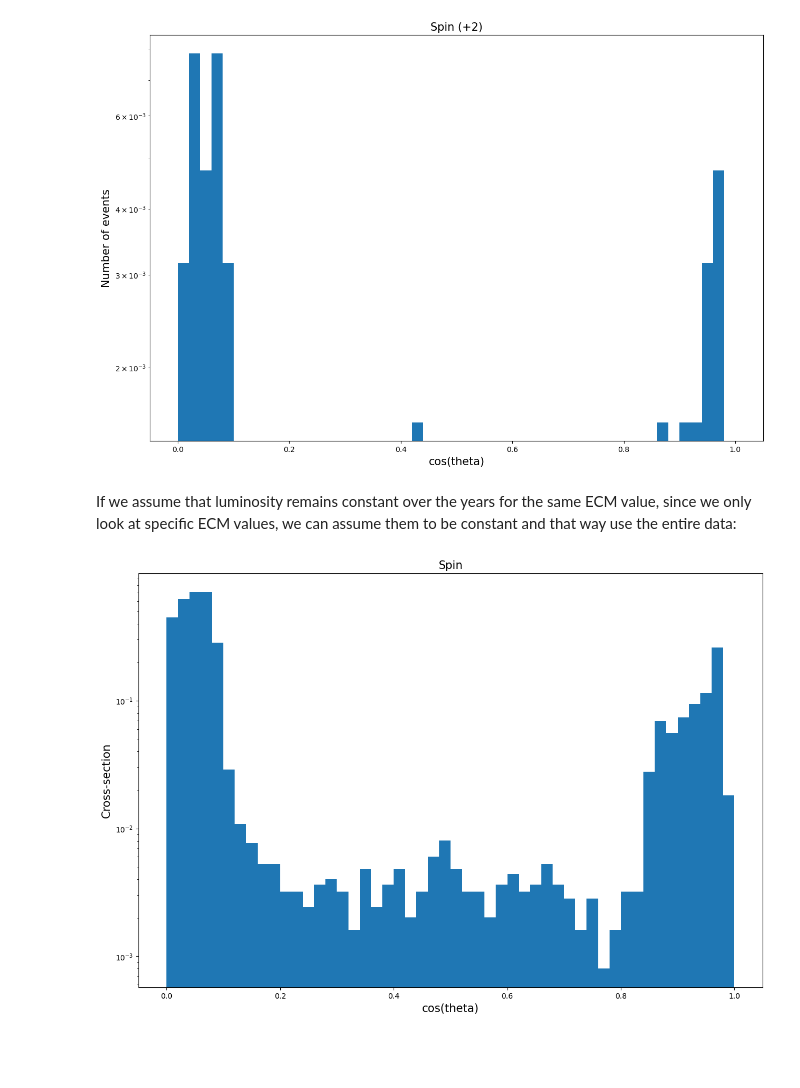
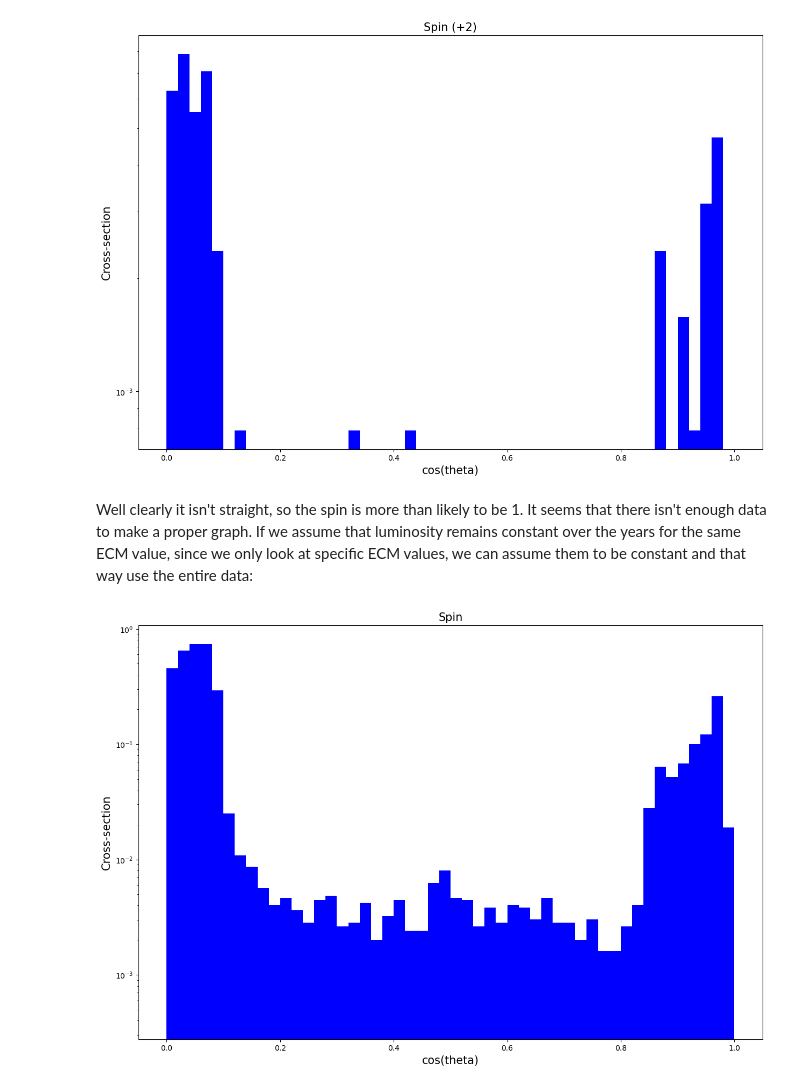
Before and after one commit to kraikisto/CERN_LEP_Z_boson, a Jupyter notebook: Spin.ipynb, the cells around one changed output. Drawn from its saved outputs; the diff is of its cells as text; code cells hidden in the pictures; blank space fills up the shorter version.

```diff
--- a/Spin.ipynb
+++ b/Spin.ipynb
@@ -84,7 +86,7 @@ plt.show()
 # %%
 fig = plt.figure(figsize=(15, 10))
 limited_ECM = dataset91[np.abs(dataset91.ECM-93) < 0.1]
-plt.hist(np.cos(limited_ECM.THETA1), bins=bins, range=(lowerlimit,upperlimit), weights = 1/limited_ECM.LUM)
+plt.hist([np.cos(limited_ECM.THETA1),np.cos(limited_ECM.THETA2)], color = ["blue", "blue"], bins=bins, range=(lowerlimit,upperlimit), weights = [1/limited_ECM.LUM/2, 1/limited_ECM.LUM/2] , stacked = True)
 
 plt.yscale('log')
 plt.xlabel('cos(theta)', fontsize=15)
@@ -93,26 +95,26 @@ plt.title('Spin (+2)', fontsize=15)
 
 plt.show()
 # %% [output]
-[figure, old version]
+[figure, new version]
 # %% [markdown]
-If we assume that luminosity remains constant over the years for the same ECM value, since we only look at specific ECM values, we can assume them to be constant and that way use the entire data:
+Well clearly it isn't straight, so the spin is more than likely to be 1. It seems that there isn't enough data to make a proper graph. If we assume that luminosity remains constant over the years for the same ECM value, since we only look at specific ECM values, we can assume them to be constant and that way use the entire data:
 # %%
 lowerlimit = 0
 upperlimit = 1
 bins = 50
 
 fig = plt.figure(figsize=(15, 10))
 limited_ECM = dataset[np.abs(dataset.ECM-91.2) < 0.2]
-plt.hist(np.cos(limited_ECM.THETA1), bins=bins, range=(lowerlimit,upperlimit), weights = [1/2482.5]*len(limited_ECM))
+plt.hist([np.cos(limited_ECM.THETA1),np.cos(limited_ECM.THETA2)], color = ["blue", "blue"], bins=bins, range=(lowerlimit,upperlimit), weights = [[1/2482.5/2]*len(limited_ECM), [1/2482.5/2]*len(limited_ECM)] , stacked = True)
 
 plt.yscale('log')
 plt.xlabel('cos(theta)', fontsize=15)
 plt.ylabel('Cross-section', fontsize=15)
 plt.title('Spin', fontsize=15)
 
 plt.show()
 # %% [output]
-[figure, old version]
+[figure, new version]
 # %%
 lowerlimit = 0
 upperlimit = 1
```
Also changed, not shown: parts of 6 cells of this notebook.
